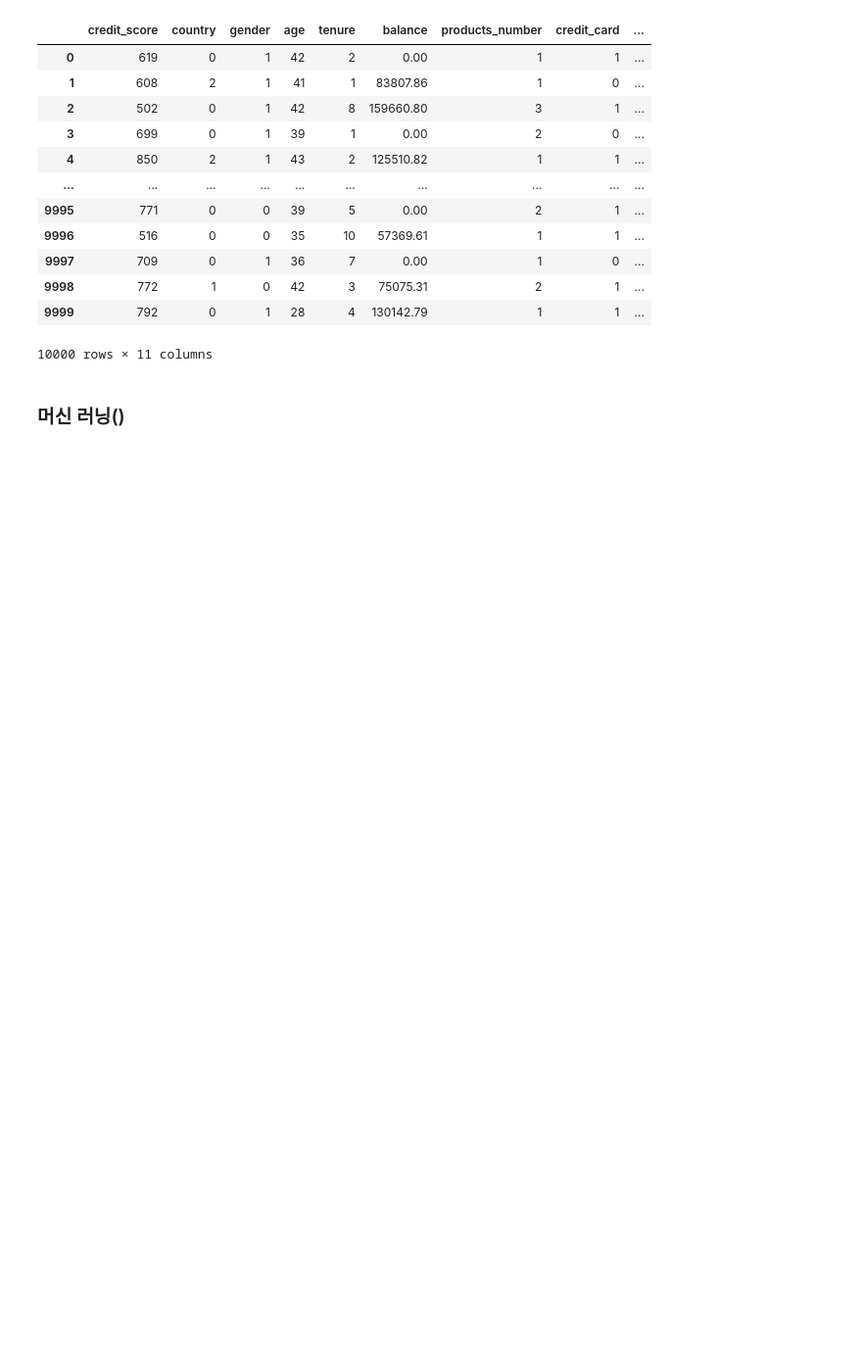
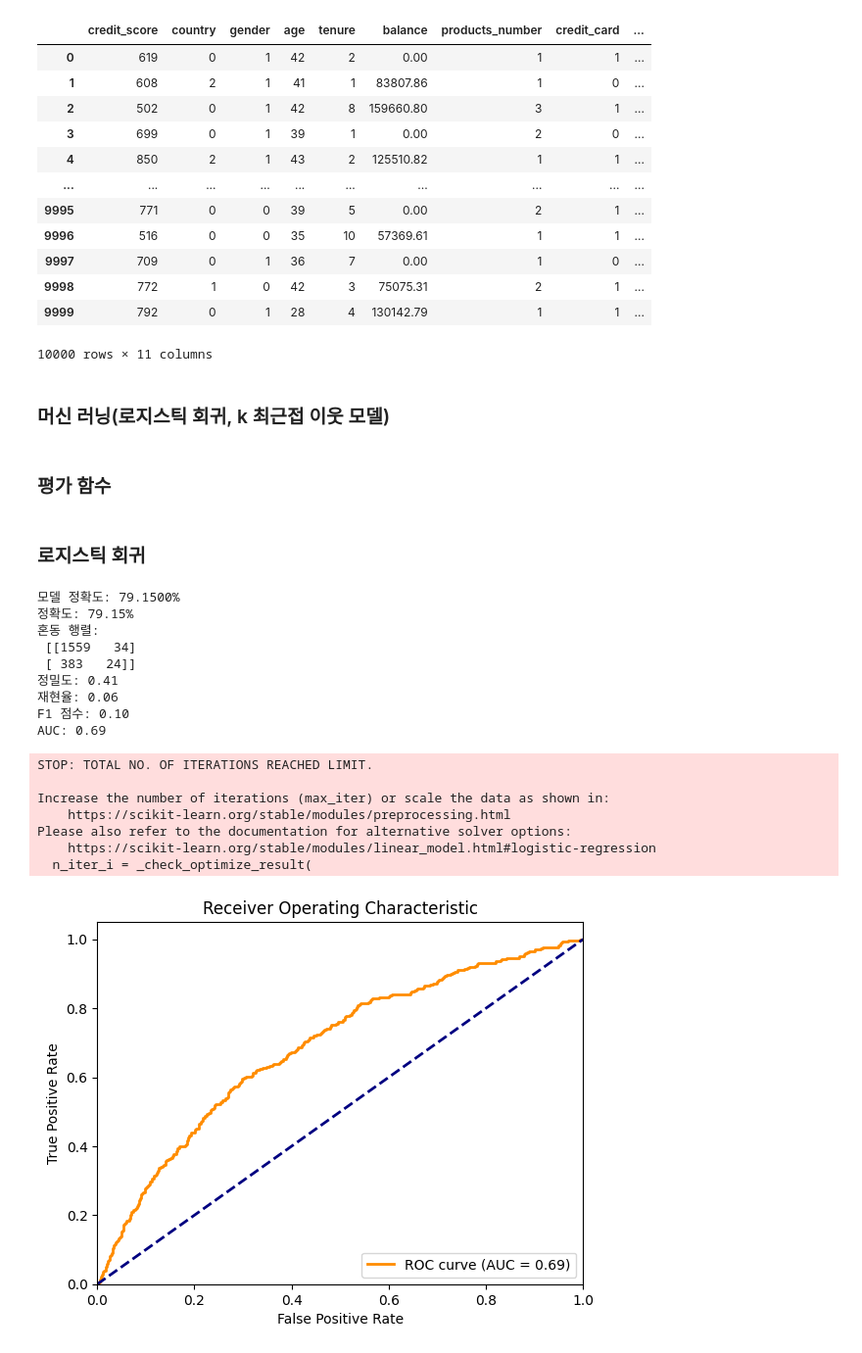
Before and after one commit to SKNETWORKS-FAMILY-AICAMP/SKN09-2nd-4Team, a Jupyter notebook: YJ/ml.ipynb, the cells around one changed output. Shown: that part at 98% size. Saved outputs shown, nothing was run; the diff lists cells and outputs as text; code cells hidden in the pictures; blank space fills up the shorter version.

```diff
--- a/YJ/ml.ipynb
+++ b/YJ/ml.ipynb
@@ -4,4 +5,4 @@ import numpy as np
 # %% [markdown]
 ### 데이터 로드
 # %%
-df = pd.read_csv('..\data\Preprocessed_Bank_Customer_Churn_Prediction.csv')
+df = pd.read_csv('..\\data\\Preprocessed_Bank_Customer_Churn_Prediction.csv')
@@ -24,4 +23,4 @@ df
 | 9999 | 792 | 0 | 1 | 28 | 4 | 130142.79 | 1 | 1 | ... |
 10000 rows × 11 columns
 # %% [markdown]
-### 머신 러닝()
+### 머신 러닝(로지스틱 회귀, k 최근접 이웃 모델)
@@ -27,0 +31,2 @@ df
+# %% [markdown]
+### 평가 함수
@@ -27,0 +75,42 @@ df
+# %% [markdown]
+### 로지스틱 회귀
+# %%
+#
+label_name = 'churn'
+
+X = df.drop(label_name, axis = 1)
+y = df[label_name]
+
+# 학습 데이터와 테스트 데이터로 분리
+X_train, X_test, y_train, y_test = train_test_split(X, y, test_size=0.2, stratify=y, random_state=42)
+
+# 로지스틱 회귀 모델 학습
+model = LogisticRegression()
+model.fit(X_train, y_train)
+
+# 예측
+y_pred = model.predict(X_test)
+
+# 정확도 평가
+accuracy = accuracy_score(y_test, y_pred)
+print(f"모델 정확도: {accuracy * 100:.4f}%")
+
+evaluation(model, X_test, y_test)
+# %% [output]
+모델 정확도: 79.1500%
+정확도: 79.15%
+혼동 행렬:
+ [[1559   34]
+ [ 383   24]]
+정밀도: 0.41
+재현율: 0.06
+F1 점수: 0.10
+AUC: 0.69
+STOP: TOTAL NO. OF ITERATIONS REACHED LIMIT.
+
+Increase the number of iterations (max_iter) or scale the data as shown in:
+    https://scikit-learn.org/stable/modules/preprocessing.html
+Please also refer to the documentation for alternative solver options:
+    https://scikit-learn.org/stable/modules/linear_model.html#logistic-regression
+  n_iter_i = _check_optimize_result(
+[figure, added]
```
Also changed, not shown: parts of 4 cells of this notebook.
